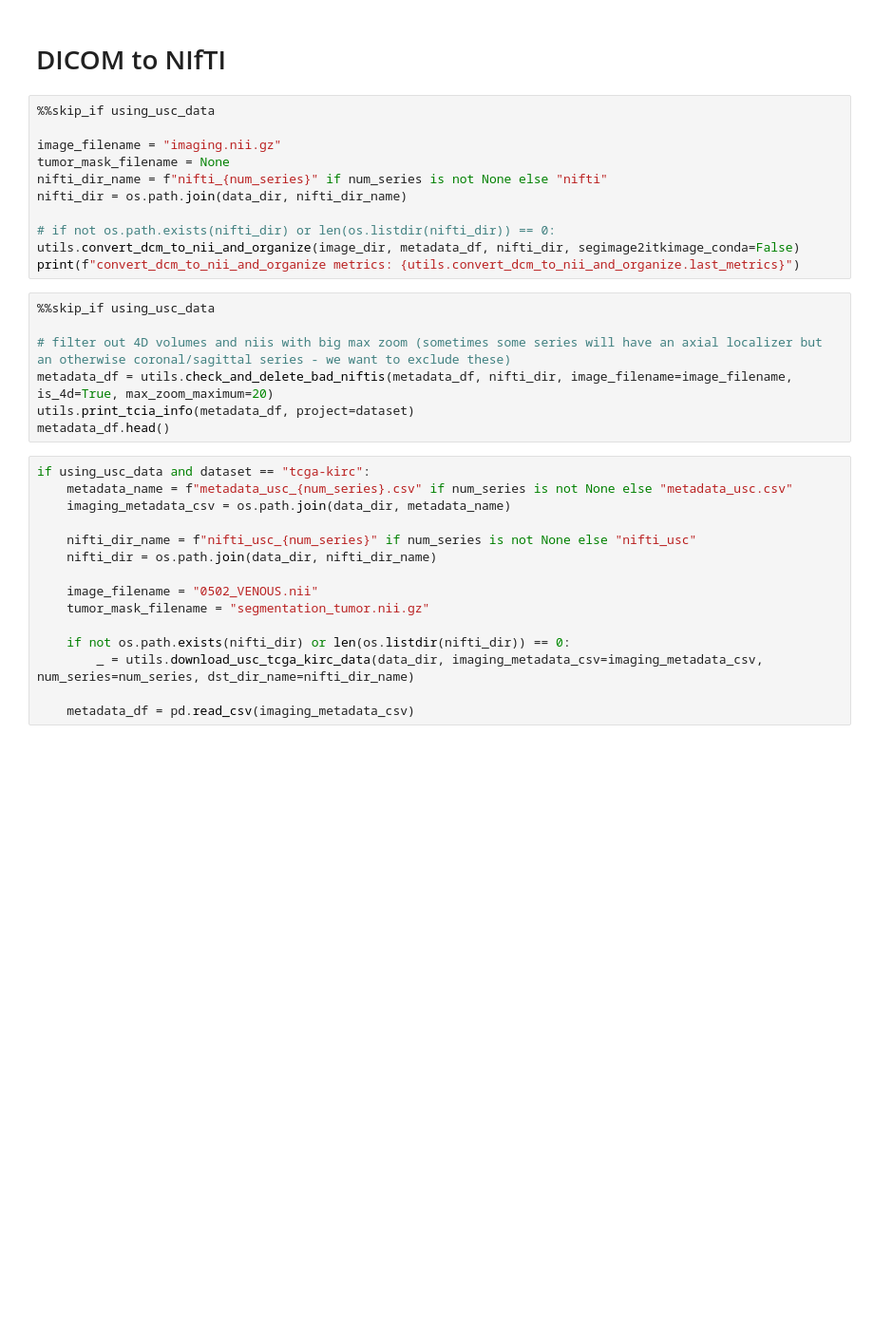
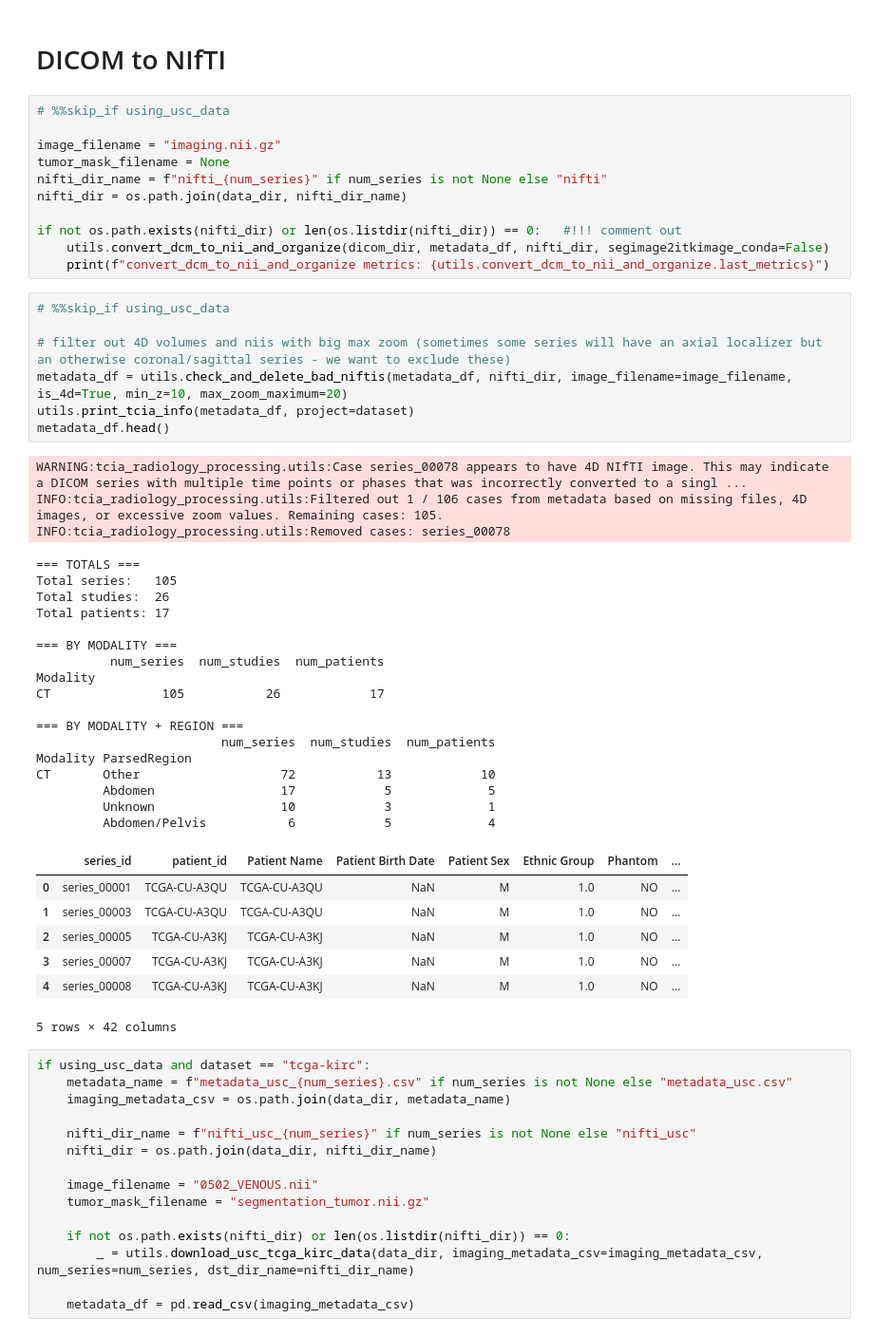
Before and after one commit to pachterlab/tcia-radiology-processing, a Jupyter notebook: notebooks/tcia_ct_processing_protocol.ipynb, the cells around one changed output. Shown at 95% size. Drawn from its saved outputs; the diff is of its cells as text; blank space fills up the shorter version.

```diff
--- a/notebooks/tcia_ct_processing_protocol.ipynb
+++ b/notebooks/tcia_ct_processing_protocol.ipynb
@@ -362,23 +450,51 @@ metadata_df.head()
 # %% [markdown]
 # DICOM to NIfTI
 # %%
-%%skip_if using_usc_data
+# %%skip_if using_usc_data
 
 image_filename = "imaging.nii.gz"
 tumor_mask_filename = None
 nifti_dir_name = f"nifti_{num_series}" if num_series is not None else "nifti"
 nifti_dir = os.path.join(data_dir, nifti_dir_name)
 
-# if not os.path.exists(nifti_dir) or len(os.listdir(nifti_dir)) == 0:
-utils.convert_dcm_to_nii_and_organize(image_dir, metadata_df, nifti_dir, segimage2itkimage_conda=False)
-print(f"convert_dcm_to_nii_and_organize metrics: {utils.convert_dcm_to_nii_and_organize.last_metrics}")
+if not os.path.exists(nifti_dir) or len(os.listdir(nifti_dir)) == 0:   #!!! comment out
+    utils.convert_dcm_to_nii_and_organize(dicom_dir, metadata_df, nifti_dir, segimage2itkimage_conda=False)
+    print(f"convert_dcm_to_nii_and_organize metrics: {utils.convert_dcm_to_nii_and_organize.last_metrics}")
 # %%
-%%skip_if using_usc_data
+# %%skip_if using_usc_data
 
 # filter out 4D volumes and niis with big max zoom (sometimes some series will have an axial localizer but an otherwise coronal/sagittal series - we want to exclude these)
-metadata_df = utils.check_and_delete_bad_niftis(metadata_df, nifti_dir, image_filename=image_filename, is_4d=True, max_zoom_maximum=20)
+metadata_df = utils.check_and_delete_bad_niftis(metadata_df, nifti_dir, image_filename=image_filename, is_4d=True, min_z=10, max_zoom_maximum=20)
 utils.print_tcia_info(metadata_df, project=dataset)
 metadata_df.head()
+# %% [output]
+WARNING:tcia_radiology_processing.utils:Case series_00078 appears to have 4D NIfTI image. This may indicate a DICOM series with multiple time points or phases that was incorrectly converted to a singl ...
+INFO:tcia_radiology_processing.utils:Filtered out 1 / 106 cases from metadata based on missing files, 4D images, or excessive zoom values. Remaining cases: 105.
+INFO:tcia_radiology_processing.utils:Removed cases: series_00078
+=== TOTALS ===
+Total series:   105
+Total studies:  26
+Total patients: 17
+
+=== BY MODALITY ===
+          num_series  num_studies  num_patients
+Modality
+CT               105           26            17
+
+=== BY MODALITY + REGION ===
+                         num_series  num_studies  num_patients
+Modality ParsedRegion
+CT       Other                   72           13            10
+         Abdomen                 17            5             5
+         Unknown                 10            3             1
+         Abdomen/Pelvis           6            5             4
+|  | series_id | patient_id | Patient Name | Patient Birth Date | Patient Sex | Ethnic Group | Phantom | ... |
+| 0 | series_00001 | TCGA-CU-A3QU | TCGA-CU-A3QU | NaN | M | 1.0 | NO | ... |
+| 1 | series_00003 | TCGA-CU-A3QU | TCGA-CU-A3QU | NaN | M | 1.0 | NO | ... |
+| 2 | series_00005 | TCGA-CU-A3KJ | TCGA-CU-A3KJ | NaN | M | 1.0 | NO | ... |
+| 3 | series_00007 | TCGA-CU-A3KJ | TCGA-CU-A3KJ | NaN | M | 1.0 | NO | ... |
+| 4 | series_00008 | TCGA-CU-A3KJ | TCGA-CU-A3KJ | NaN | M | 1.0 | NO | ... |
+5 rows × 42 columns
 # %%
 if using_usc_data and dataset == "tcga-kirc":
     metadata_name = f"metadata_usc_{num_series}.csv" if num_series is not None else "metadata_usc.csv"
```
Also changed, not shown: parts of 22 cells of this notebook, 1 other file.
